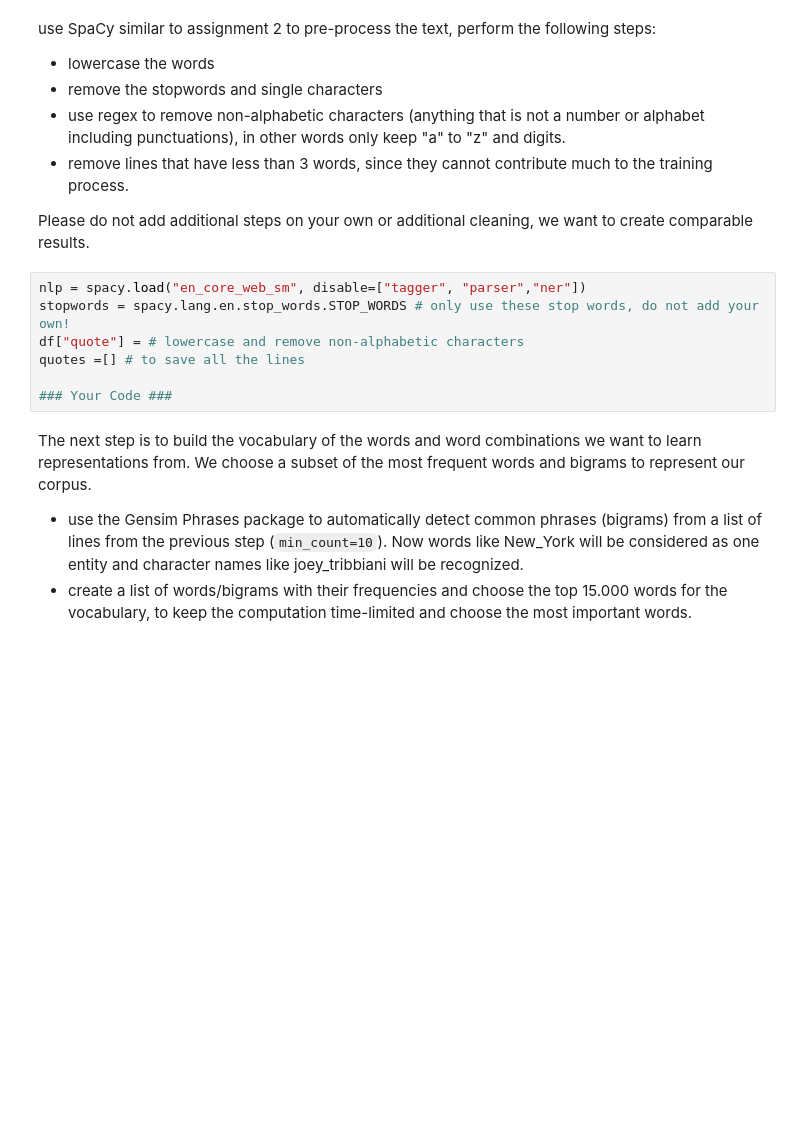
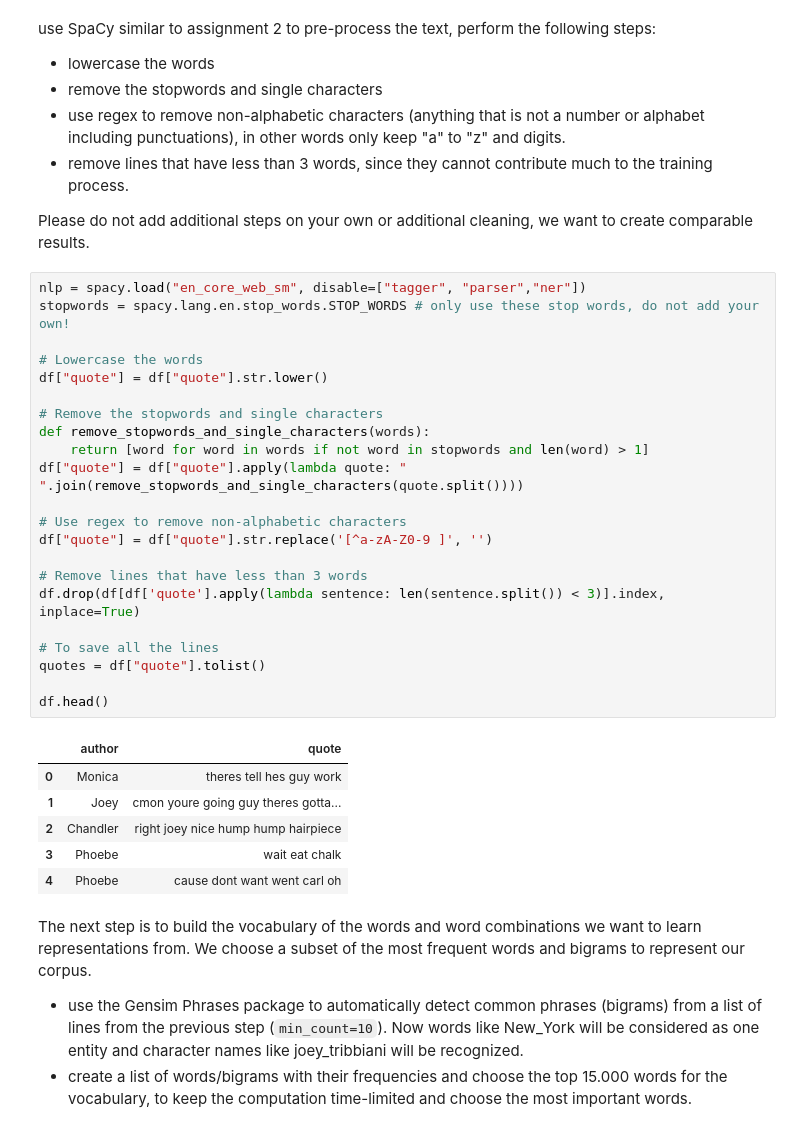
Before and after one commit to fidsusj/HateSpeechDetection, a Jupyter notebook: assignments/3/ITA_assignment_3.ipynb, the cells around one changed output. Drawn from its saved outputs; the diff is of its cells as text; blank space fills up the shorter version.

```diff
--- a/assignments/3/ITA_assignment_3.ipynb
+++ b/assignments/3/ITA_assignment_3.ipynb
@@ -41,13 +54,35 @@ use SpaCy similar to assignment 2 to pre-process the text, perform the following
 - remove lines that have less than 3 words, since they cannot contribute much to the training process.
 
 Please do not add additional steps on your own or additional cleaning, we want to create comparable results.
-# %%
-nlp = spacy.load("en_core_web_sm", disable=["tagger", "parser","ner"])
-stopwords = spacy.lang.en.stop_words.STOP_WORDS # only use these stop words, do not add your own!
-df["quote"] = # lowercase and remove non-alphabetic characters
-quotes =[] # to save all the lines
-
-### Your Code ###
+# %%
+nlp = spacy.load("en_core_web_sm", disable=["tagger", "parser","ner"])
+stopwords = spacy.lang.en.stop_words.STOP_WORDS # only use these stop words, do not add your own!
+
+# Lowercase the words
+df["quote"] = df["quote"].str.lower()
+
+# Remove the stopwords and single characters
+def remove_stopwords_and_single_characters(words):
+    return [word for word in words if not word in stopwords and len(word) > 1]
+df["quote"] = df["quote"].apply(lambda quote: " ".join(remove_stopwords_and_single_characters(quote.split())))
+
+# Use regex to remove non-alphabetic characters
+df["quote"] = df["quote"].str.replace('[^a-zA-Z0-9 ]', '')
+
+# Remove lines that have less than 3 words
+df.drop(df[df['quote'].apply(lambda sentence: len(sentence.split()) < 3)].index, inplace=True)
+
+# To save all the lines
+quotes = df["quote"].tolist()
+
+df.head()
+# %% [output]
+|  | author | quote |
+| 0 | Monica | theres tell hes guy work |
+| 1 | Joey | cmon youre going guy theres gotta... |
+| 2 | Chandler | right joey nice hump hump hairpiece |
+| 3 | Phoebe | wait eat chalk |
+| 4 | Phoebe | cause dont want went carl oh |
 # %% [markdown]
 The next step is to build the vocabulary of the words and word combinations we want to learn representations from. We choose a subset of the most frequent words and bigrams to represent our corpus.
 - use the Gensim Phrases package to automatically detect common phrases (bigrams) from a list of lines from the previous step (`min_count=10`). Now words like New_York will be considered as one entity and character names like joey_tribbiani will be recognized.
```
Also changed, not shown: parts of 5 cells of this notebook, 3 other files.
